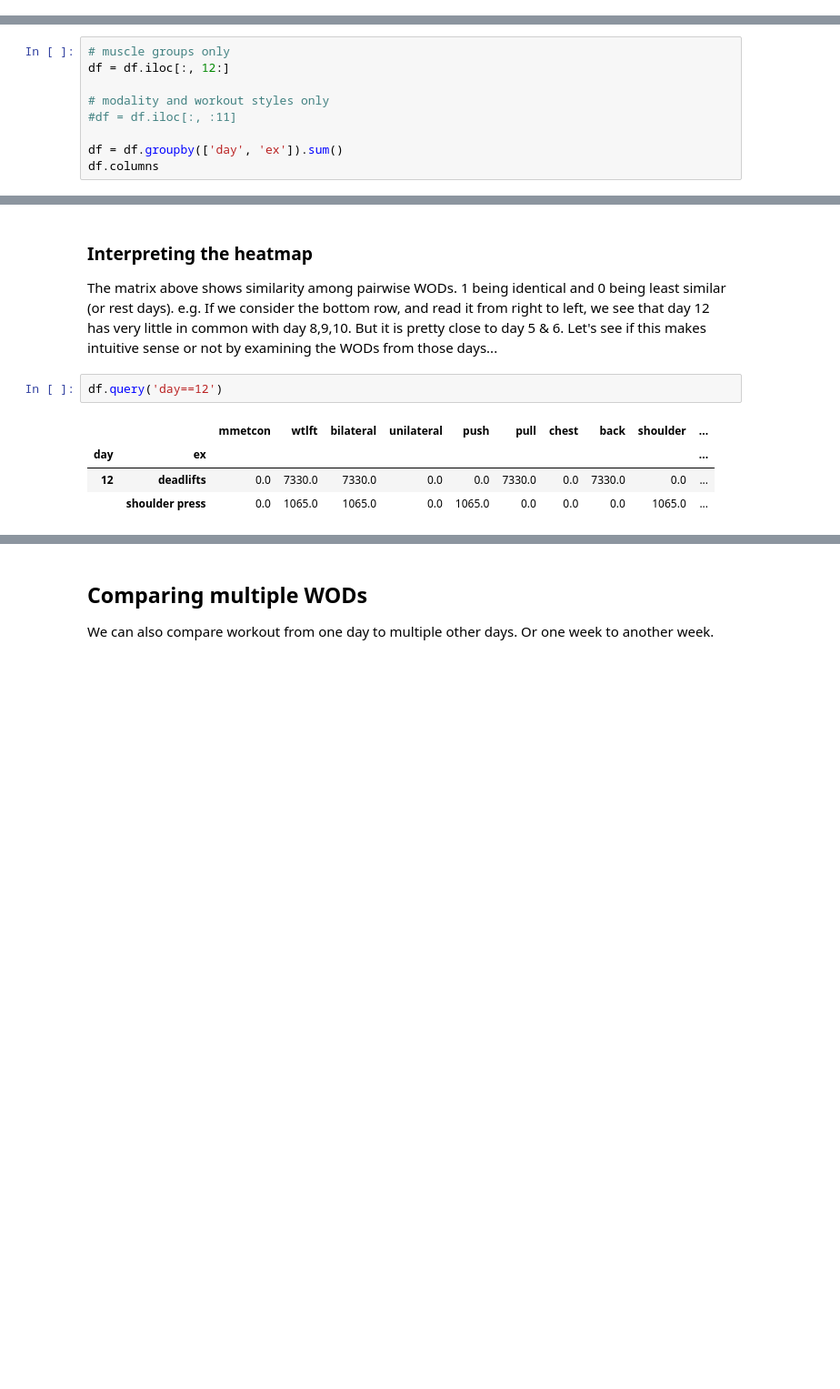
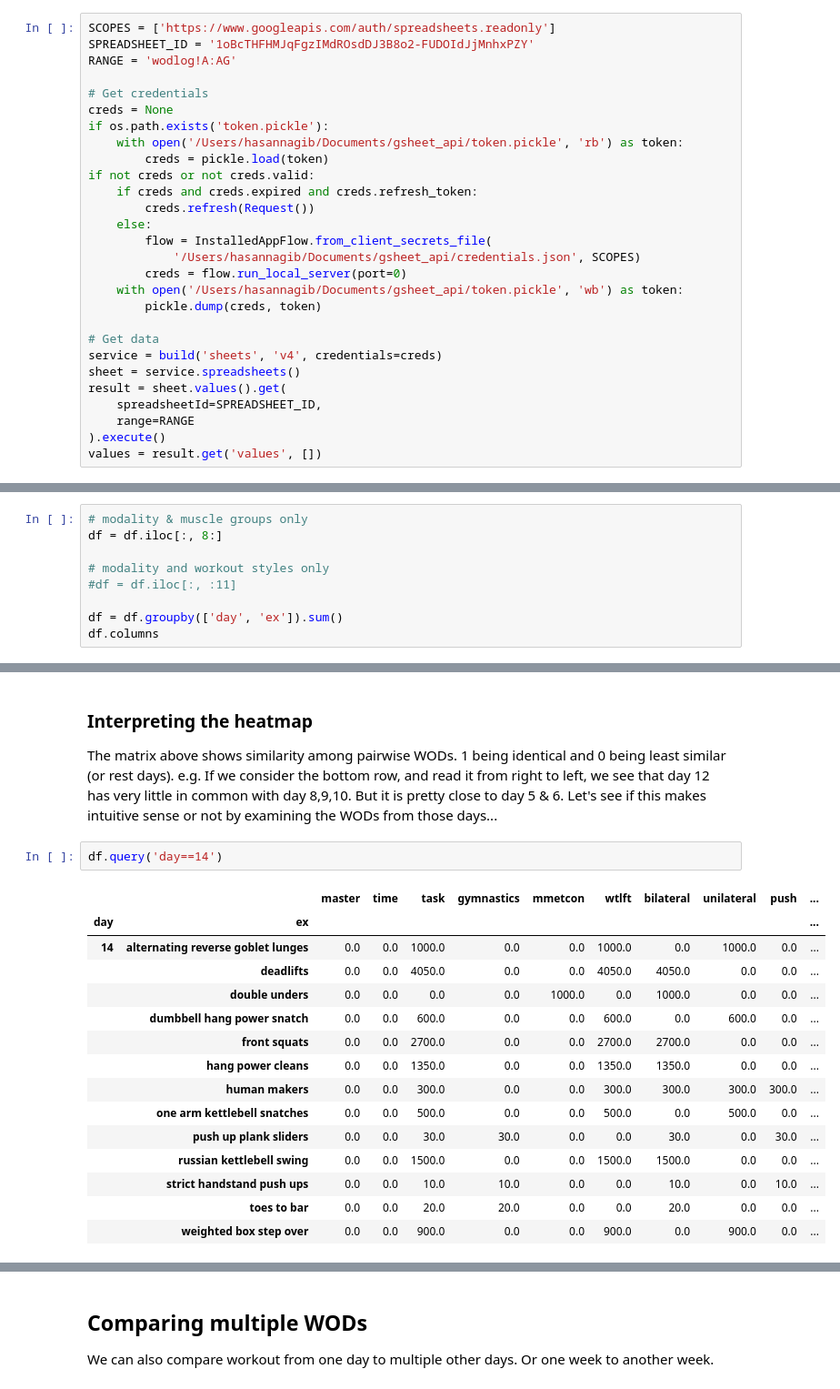
Before and after one commit to AI-AF/autowod, a Jupyter notebook: notebooks/hnlog.ipynb, the cells around one changed output, grey strips where cells are left out. Shown at 91% size. Cells and saved outputs as stored; diff of their text form; blank space fills up the shorter version.

Commit message:
add google api

```diff
--- a/notebooks/hnlog.ipynb
+++ b/notebooks/hnlog.ipynb
@@ -23,0 +27,28 @@ df = df.multiply(df['vol'], axis='index').drop(columns=['group', 'vol'])
+# %%
+SCOPES = ['https://www.googleapis.com/auth/spreadsheets.readonly']
+SPREADSHEET_ID = '1oBcTHFHMJqFgzIMdROsdDJ3B8o2-FUDOIdJjMnhxPZY'
+RANGE = 'wodlog!A:AG'
+
+# Get credentials
+creds = None
+if os.path.exists('token.pickle'):
+    with open('/Users/hasannagib/Documents/gsheet_api/token.pickle', 'rb') as token:
+        creds = pickle.load(token)
+if not creds or not creds.valid:
+    if creds and creds.expired and creds.refresh_token:
+        creds.refresh(Request())
+    else:
+        flow = InstalledAppFlow.from_client_secrets_file(
+            '/Users/hasannagib/Documents/gsheet_api/credentials.json', SCOPES)
+        creds = flow.run_local_server(port=0)
+    with open('/Users/hasannagib/Documents/gsheet_api/token.pickle', 'wb') as token:
+        pickle.dump(creds, token)
+
+# Get data
+service = build('sheets', 'v4', credentials=creds)
+sheet = service.spreadsheets()
+result = sheet.values().get(
+    spreadsheetId=SPREADSHEET_ID,
+    range=RANGE
+).execute()
+values = result.get('values', [])
@@ -24,6 +97,6 @@ df = df.multiply(df['vol'], axis='index').drop(columns=['group', 'vol'])
 # %%
-# muscle groups only
-df = df.iloc[:, 12:]
+# modality & muscle groups only
+df = df.iloc[:, 8:]
 
 # modality and workout styles only
 #df = df.iloc[:, :11]
@@ -78,10 +135,21 @@ sns.heatmap(df_corr.pivot('day_A', 'day_B', 'corr'), cmap="Reds", annot=True);
 
 The matrix above shows similarity among pairwise WODs. 1 being identical and 0 being least similar (or rest days). e.g. If we consider the bottom row, and read it from right to left, we see that day 12 has very little in common with day 8,9,10. But it is pretty close to day 5 & 6. Let's see if this makes intuitive sense or not by examining the WODs from those days...
 # %%
-df.query('day==12')
+df.query('day==14')
 # %% [output]
-|  |  | mmetcon | wtlft | bilateral | unilateral | push | pull | chest | back | shoulder | ... |
+|  |  | master | time | task | gymnastics | mmetcon | wtlft | bilateral | unilateral | push | ... |
 | day | ex |  |  |  |  |  |  |  |  |  | ... |
-| 12 | deadlifts | 0.0 | 7330.0 | 7330.0 | 0.0 | 0.0 | 7330.0 | 0.0 | 7330.0 | 0.0 | ... |
-|  | shoulder press | 0.0 | 1065.0 | 1065.0 | 0.0 | 1065.0 | 0.0 | 0.0 | 0.0 | 1065.0 | ... |
+| 14 | alternating reverse goblet lunges | 0.0 | 0.0 | 1000.0 | 0.0 | 0.0 | 1000.0 | 0.0 | 1000.0 | 0.0 | ... |
+|  | deadlifts | 0.0 | 0.0 | 4050.0 | 0.0 | 0.0 | 4050.0 | 4050.0 | 0.0 | 0.0 | ... |
+|  | double unders | 0.0 | 0.0 | 0.0 | 0.0 | 1000.0 | 0.0 | 1000.0 | 0.0 | 0.0 | ... |
+|  | dumbbell hang power snatch | 0.0 | 0.0 | 600.0 | 0.0 | 0.0 | 600.0 | 0.0 | 600.0 | 0.0 | ... |
+|  | front squats | 0.0 | 0.0 | 2700.0 | 0.0 | 0.0 | 2700.0 | 2700.0 | 0.0 | 0.0 | ... |
+|  | hang power cleans | 0.0 | 0.0 | 1350.0 | 0.0 | 0.0 | 1350.0 | 1350.0 | 0.0 | 0.0 | ... |
+|  | human makers | 0.0 | 0.0 | 300.0 | 0.0 | 0.0 | 300.0 | 300.0 | 300.0 | 300.0 | ... |
+|  | one arm kettlebell snatches | 0.0 | 0.0 | 500.0 | 0.0 | 0.0 | 500.0 | 0.0 | 500.0 | 0.0 | ... |
+|  | push up plank sliders | 0.0 | 0.0 | 30.0 | 30.0 | 0.0 | 0.0 | 30.0 | 0.0 | 30.0 | ... |
+|  | russian kettlebell swing | 0.0 | 0.0 | 1500.0 | 0.0 | 0.0 | 1500.0 | 1500.0 | 0.0 | 0.0 | ... |
+|  | strict handstand push ups | 0.0 | 0.0 | 10.0 | 10.0 | 0.0 | 0.0 | 10.0 | 0.0 | 10.0 | ... |
+|  | toes to bar | 0.0 | 0.0 | 20.0 | 20.0 | 0.0 | 0.0 | 20.0 | 0.0 | 0.0 | ... |
+|  | weighted box step over | 0.0 | 0.0 | 900.0 | 0.0 | 0.0 | 900.0 | 0.0 | 900.0 | 0.0 | ... |
 # %%
```
Also changed, not shown: parts of 15 cells of this notebook.
